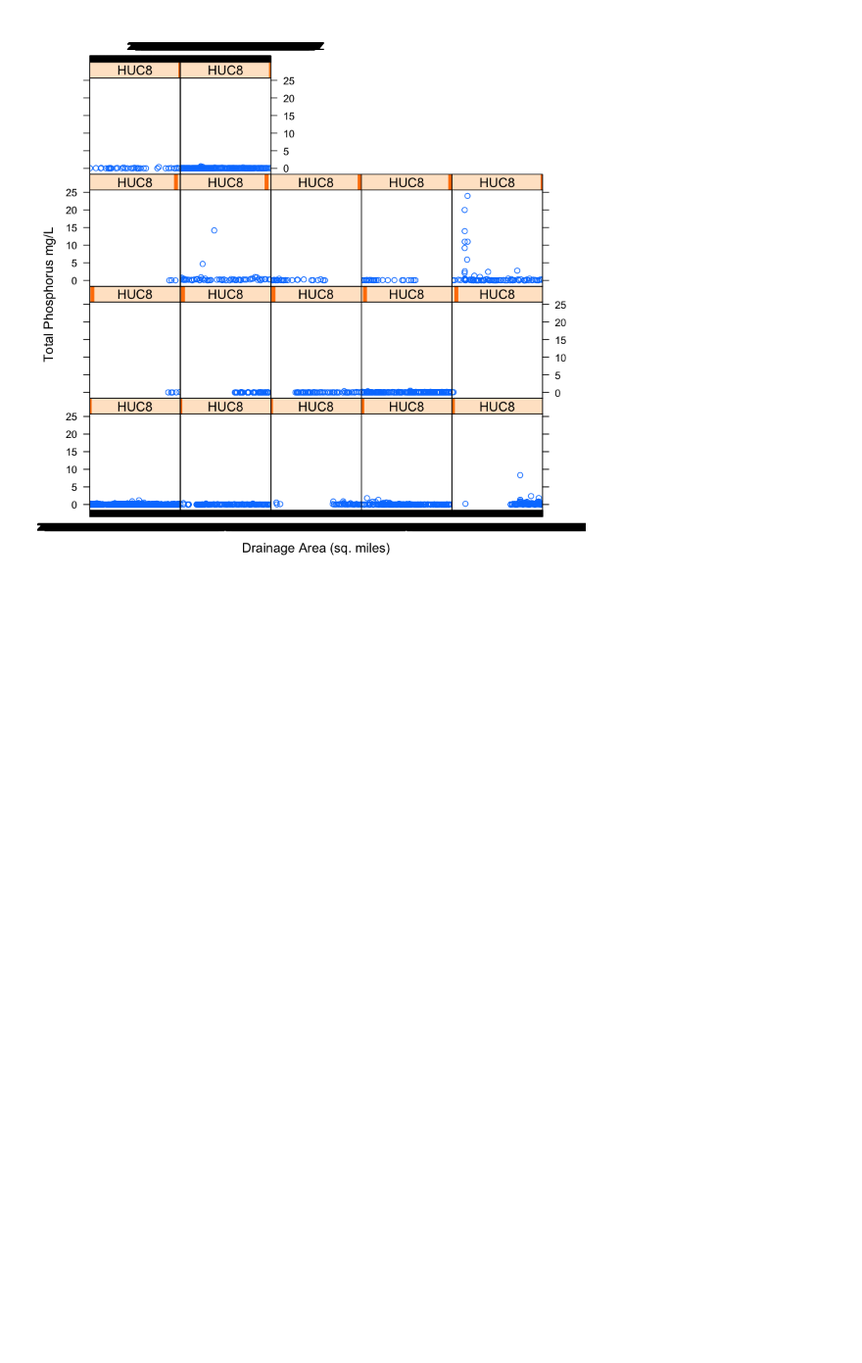
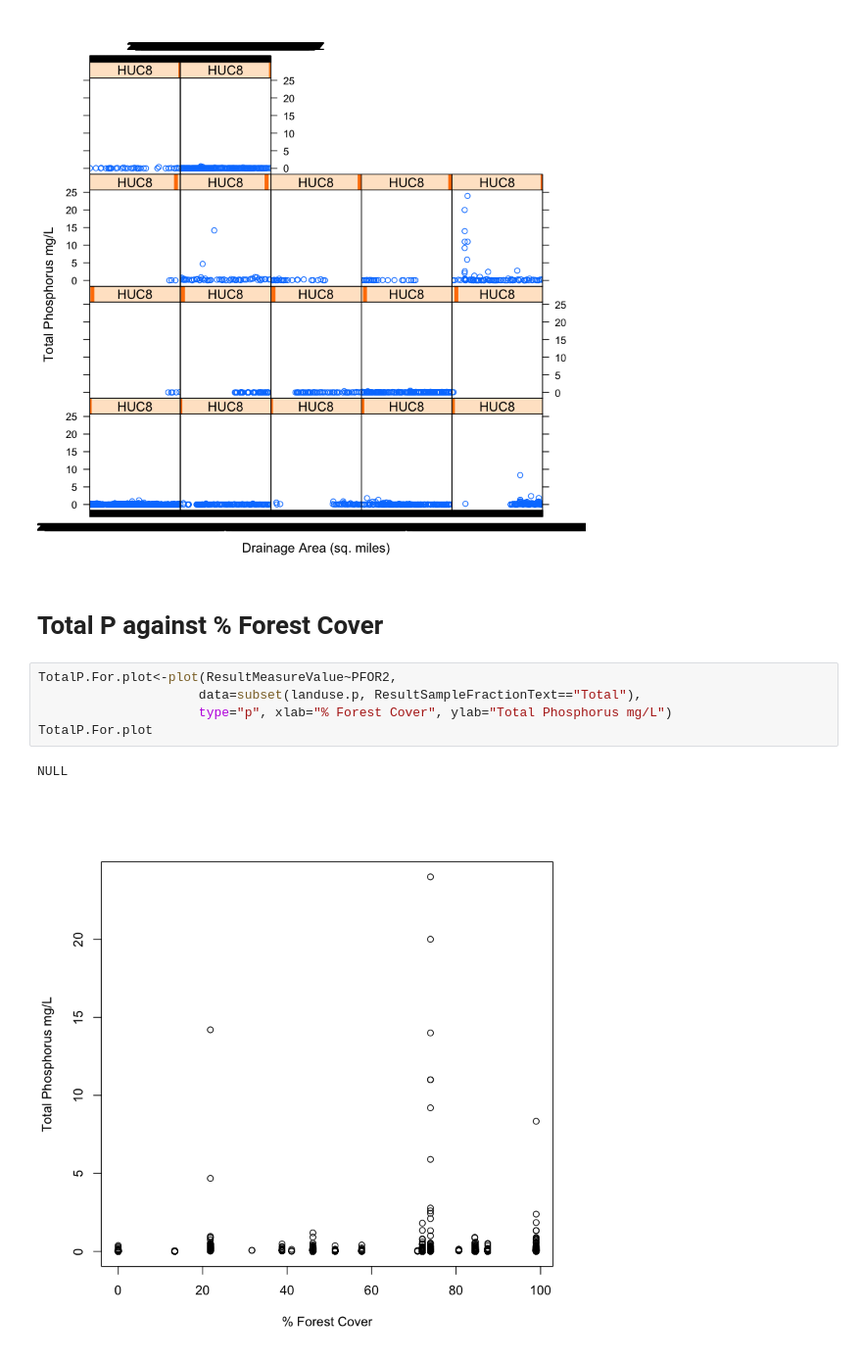
Before and after one commit to erinlarson/DDESSS_Stream_Dream_Team, a Jupyter notebook: Streams_Prelim_Plots.ipynb, the cells around one changed output. Shown at 98% size. Drawn from its saved outputs; the diff is of its cells as text; blank space fills up the shorter version.

Commit message:
Histogram and Prelim Land Use Plots

```diff
--- a/Streams_Prelim_Plots.ipynb
+++ b/Streams_Prelim_Plots.ipynb
@@ -90,3 +90,13 @@ TotalP.HUC.timeplot<-xyplot(ResultMeasureValue~date|HUC8,
 TotalP.HUC.timeplot
 # %% [output]
 [figure]
+# %% [markdown]
+# Total P against % Forest Cover
+# %%
+TotalP.For.plot<-plot(ResultMeasureValue~PFOR2,
+                     data=subset(landuse.p, ResultSampleFractionText=="Total"),
+                     type="p", xlab="% Forest Cover", ylab="Total Phosphorus mg/L")
+TotalP.For.plot
+# %% [output]
+NULL
+[figure, added]
```
Also changed, not shown: parts of 8 cells of this notebook.
